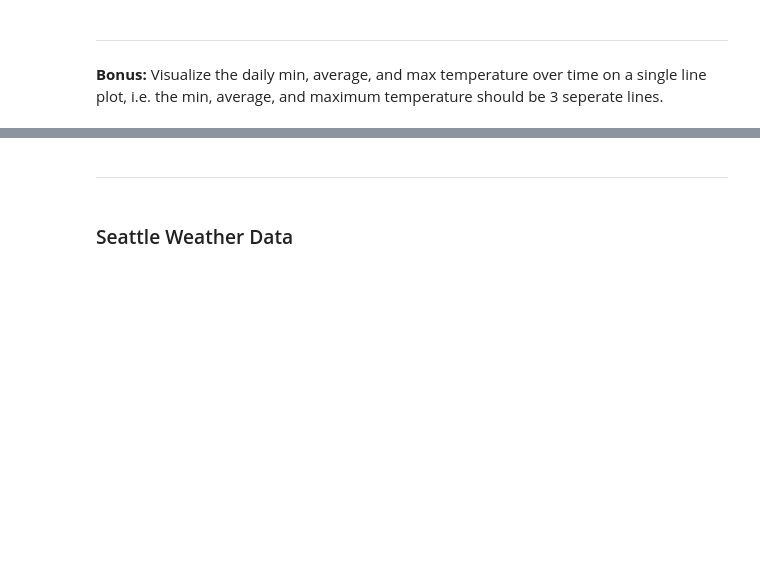
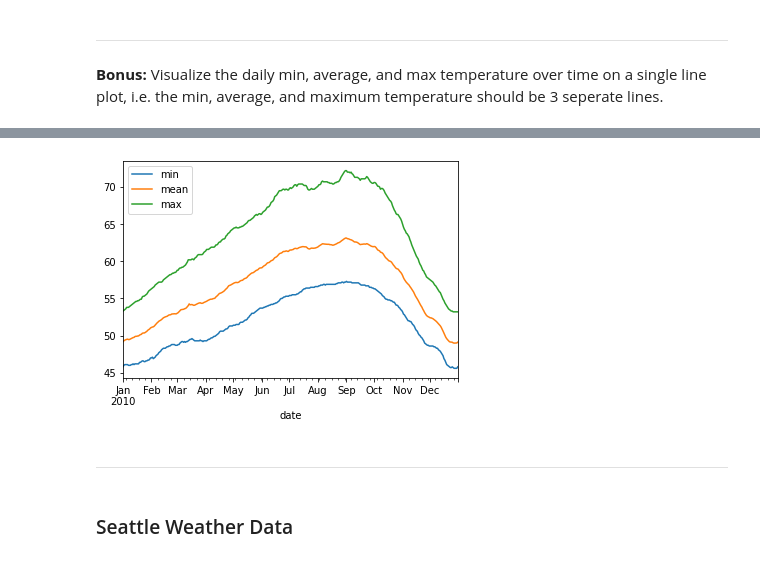
Before and after one commit to NSharick/time-series-exercises, a Jupyter notebook: working_with_time_series_data.ipynb, the cells around one changed output, grey strips where cells are left out. Saved outputs shown, nothing was run; the diff lists cells and outputs as text; code cells hidden in the pictures; blank space fills up the shorter version.

```diff
--- a/working_with_time_series_data.ipynb
+++ b/working_with_time_series_data.ipynb
@@ -176,3 +203,8 @@ day_min_max.temp_var.idxmax().month_name()
+# %%
+df.resample('d').temp.agg(['min', 'mean', 'max']).plot()
+plt.show()
+# %% [output]
+[figure, added]
 # %% [markdown]
 ---
 # %% [markdown]
```
Also changed, not shown: parts of 27 cells of this notebook.
